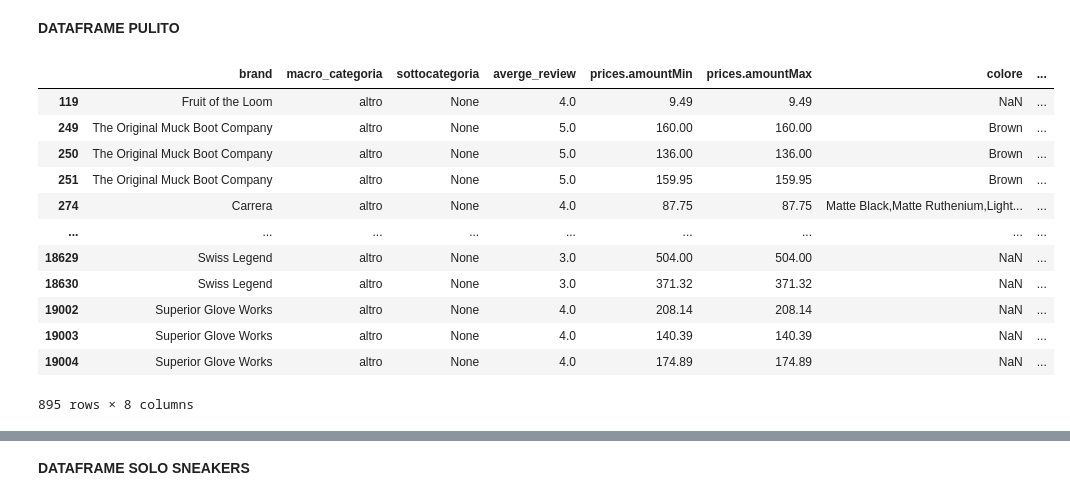
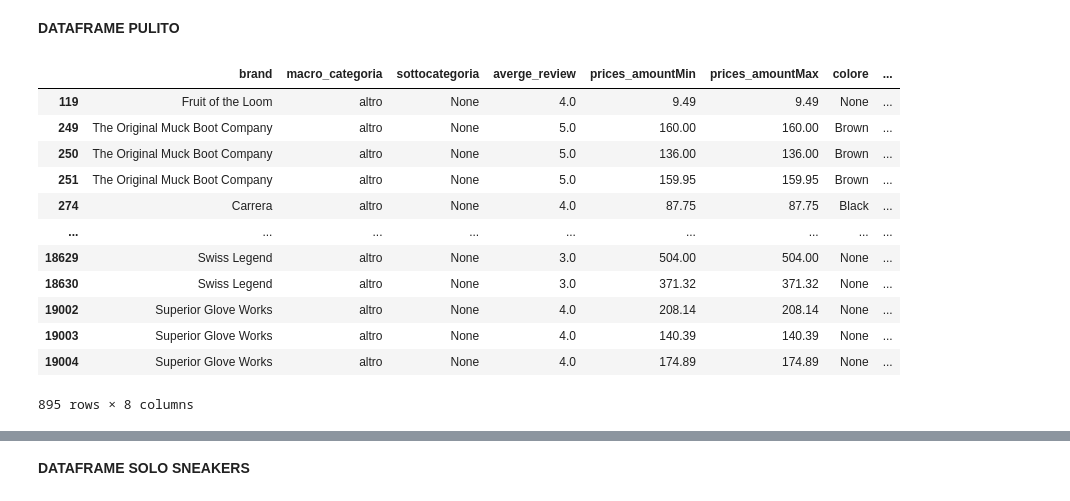
Before and after one commit to danidemi/corso-ifoa-machine-learning, a Jupyter notebook: project-work/Project_Work_teamB/Dati/Dataset_Man_Shoes_ridotto_recensioni.ipynb, the cells around one changed output, grey strips where cells are left out. Cells and saved outputs as stored; diff of their text form; code cells hidden in the pictures.

```diff
--- a/project-work/Project_Work_teamB/Dati/Dataset_Man_Shoes_ridotto_recensioni.ipynb
+++ b/project-work/Project_Work_teamB/Dati/Dataset_Man_Shoes_ridotto_recensioni.ipynb
@@ -124,8 +124,8 @@ df_man_ridotto = pd.DataFrame()
 df_man_ridotto["brand"] = man_shoes["brand"]
 df_man_ridotto["categorie"] = man_shoes["categories"]
 df_man_ridotto["averge_review"] = man_shoes["reviews"].apply( extract_averge_review )
-df_man_ridotto["prices.amountMin"] = pd.to_numeric(man_shoes["prices.amountMin"], errors='coerce')
-df_man_ridotto["prices.amountMax"] = pd.to_numeric(man_shoes["prices.amountMax"], errors='coerce')
+df_man_ridotto["prices_amountMin"] = pd.to_numeric(man_shoes["prices.amountMin"], errors='coerce')
+df_man_ridotto["prices_amountMax"] = pd.to_numeric(man_shoes["prices.amountMax"], errors='coerce')
 df_man_ridotto["prices.currency"] = man_shoes["prices.currency"]
 df_man_ridotto["colore"] = man_shoes["colors"]
 df_man_ridotto["size"] = man_shoes["sizes"]
@@ -150,3 +150,6 @@ df_man_ridotto
 | 19313 | Seek Optics | Women's Sunglasses,Sunglasses,Bag... | NaN | 31.48 | 31.48 | USD | NaN | ... |
 | 19314 | Seek Optics | Women's Sunglasses,Sunglasses,Bag... | NaN | 72.00 | 72.00 | USD | NaN | ... |
 19315 rows × 10 columns
+# %%
+df_man = df_man_ridotto.assign(prezzo_medio=lambda x: (x.prices_amountMin + (x.prices_amountMax)) / 2 )
+df_man
@@ -153,7 +170,7 @@ df_man_ridotto
 # %%
 #Filtro man_ridotto per review non None
 
-df_man_ridotto_2 = df_man_ridotto[df_man_ridotto["averge_review"].isnull()==False]
+df_man_ridotto_2 = df_man[df_man["averge_review"].isnull()==False]
 
 df_man_ridotto_2
 # %% [output]
@@ -381,8 +455,20 @@ def mat_sneakers(x):
 # %%
 df_man_ridotto_2 ["categoria_intermedia"] = df_man_ridotto_2 ["categorie"].apply( cat_sneakers_intermedio )
 df_man_ridotto_2 ["macro_categoria"] = df_man_ridotto_2 ["categorie"].apply( cat_sneakers_macro )
+
+
+df_man_ridotto_2["sneakers"] = df_man_ridotto_2["categorie"].apply(cat_def_sneakers)
+df_man_ridotto_2["workshoes"] = df_man_ridotto_2["categorie"].apply(cat_def_work)
+df_man_ridotto_2["wearables"] = df_man_ridotto_2["categorie"].apply(cat_def_wearables)
+df_man_ridotto_2["altro"] = df_man_ridotto_2["categorie"].apply(cat_def_altro)
+
+
+
+
+
+
 df_man_ridotto_2 ["averge_review"] = df_man_ridotto_2 ["averge_review"].round () # arrotondare il rating medio alla cifra intera più prossima
-df_man_ridotto_2 ["colore"] = df_man_ridotto_2 ["colore"]#.astype('str').apply( col_sneakers )
+df_man_ridotto_2 ["colore"] = df_man_ridotto_2 ["colore"].astype('str')
 #df_man_ridotto_2 ["colore"].apply( col_sneakers )
 df_man_ridotto_2
 # %% [output]
@@ -466,34 +567,34 @@ memory usage: 90.9+ KB
 # %%
 df_man_pulito = pd.DataFrame()
 
 df_man_pulito["brand"] = df_man_ridotto_2["brand"]
 #df_man_pulito["categorie"] = df_man_ridotto_2["categorie"]
 #df_man_pulito["categoria_intermedia"] = df_man_ridotto_2["categoria_intermedia"]
 df_man_pulito["macro_categoria"] = df_man_ridotto_2 ["macro_categoria"]
 df_man_pulito["sottocategoria"] = df_man_ridotto_2 ["categoria_intermedia"]
 df_man_pulito["averge_review"] = df_man_ridotto_2 ["averge_review"]
-df_man_pulito["prices.amountMin"] = df_man_ridotto_2["prices.amountMin"]
-df_man_pulito["prices.amountMax"] = df_man_ridotto_2["prices.amountMax"]
+df_man_pulito["prices_amountMin"] = df_man_ridotto_2["prices_amountMin"]
+df_man_pulito["prices_amountMax"] = df_man_ridotto_2["prices_amountMax"]
 #df_man_pulito["prices.currency"] = df_man_ridotto_2["prices.currency"]
-df_man_pulito["colore"] = df_man_ridotto_2["colore"]
+df_man_pulito["colore"] = df_man_ridotto_2["colore"].apply(col_sneakers)
 #df_man_pulito["size"] = df_man_ridotto_2["size"]
 #df_man_pulito["age_group"] = df_man_ridotto_2["age_group"]
 df_man_pulito["material"] = df_man_ridotto_2["material"]
 
 df_man_pulito
 # %% [output]
-|  | brand | macro_categoria | sottocategoria | averge_review | prices.amountMin | prices.amountMax | colore | ... |
-| 119 | Fruit of the Loom | altro | None | 4.0 | 9.49 | 9.49 | NaN | ... |
+|  | brand | macro_categoria | sottocategoria | averge_review | prices_amountMin | prices_amountMax | colore | ... |
+| 119 | Fruit of the Loom | altro | None | 4.0 | 9.49 | 9.49 | None | ... |
 | 249 | The Original Muck Boot Company | altro | None | 5.0 | 160.00 | 160.00 | Brown | ... |
 | 250 | The Original Muck Boot Company | altro | None | 5.0 | 136.00 | 136.00 | Brown | ... |
 | 251 | The Original Muck Boot Company | altro | None | 5.0 | 159.95 | 159.95 | Brown | ... |
-| 274 | Carrera | altro | None | 4.0 | 87.75 | 87.75 | Matte Black,Matte Ruthenium,Light... | ... |
+| 274 | Carrera | altro | None | 4.0 | 87.75 | 87.75 | Black | ... |
 | ... | ... | ... | ... | ... | ... | ... | ... | ... |
-| 18629 | Swiss Legend | altro | None | 3.0 | 504.00 | 504.00 | NaN | ... |
-| 18630 | Swiss Legend | altro | None | 3.0 | 371.32 | 371.32 | NaN | ... |
-| 19002 | Superior Glove Works | altro | None | 4.0 | 208.14 | 208.14 | NaN | ... |
-| 19003 | Superior Glove Works | altro | None | 4.0 | 140.39 | 140.39 | NaN | ... |
-| 19004 | Superior Glove Works | altro | None | 4.0 | 174.89 | 174.89 | NaN | ... |
+| 18629 | Swiss Legend | altro | None | 3.0 | 504.00 | 504.00 | None | ... |
+| 18630 | Swiss Legend | altro | None | 3.0 | 371.32 | 371.32 | None | ... |
+| 19002 | Superior Glove Works | altro | None | 4.0 | 208.14 | 208.14 | None | ... |
+| 19003 | Superior Glove Works | altro | None | 4.0 | 140.39 | 140.39 | None | ... |
+| 19004 | Superior Glove Works | altro | None | 4.0 | 174.89 | 174.89 | None | ... |
 895 rows × 8 columns
 # %%
 df_man_pulito.info()
```
Also changed, not shown: parts of 34 cells of this notebook, 1 other file.
